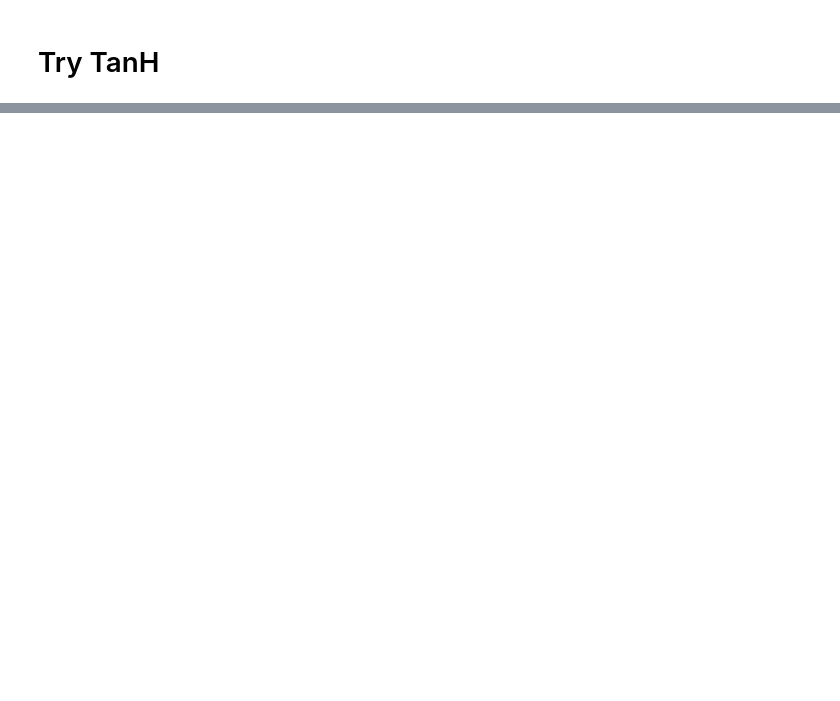
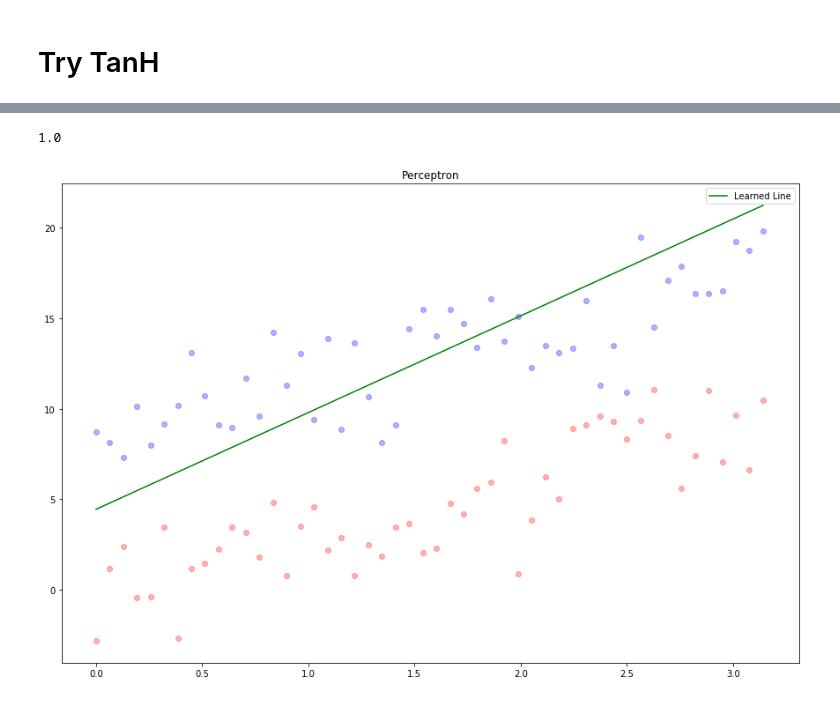
Before and after one commit to ginobaltazar7/metaverse-web3, a Jupyter notebook: Exercises/DL/Perceptron/NN - Simple Perceptron.ipynb, the cells around one changed output, grey strips where cells are left out. Saved outputs shown, nothing was run; the diff lists cells and outputs as text; code cells hidden in the pictures; blank space fills up the shorter version.

```diff
--- a/Exercises/DL/Perceptron/NN - Simple Perceptron.ipynb
+++ b/Exercises/DL/Perceptron/NN - Simple Perceptron.ipynb
@@ -25,3 +18,17 @@ def activat2(x):
+# %%
+# types of activation functions
+
+def activat1(x):
+    return np.tanh(x)         # tanh or f(x) = 1 — exp(-2x) / 1 + exp(-2x);
+
+def activat2(x):              # binary activation, a type of relu or rectified linear
+    if x >= 0:
+        return 1
+    else:
+        return -1
+
+def activat3(x):             # sigmoid -> f(x) = 1 / 1 + exp(-x)
+    return 1 / (1 + np.exp(-x))
 # %%
 #perceptron class using activate function 2
 class perceptron2(object):
@@ -215,0 +269,5 @@ plt.show()
+# %%
+dimension = X_train.shape[1]
+Blueberrytron = perceptron3(dimension)
+Blueberrytron.train(X_train, y_train)
+Blueberrytron.predict(X_test, y_test)
@@ -215,0 +292,17 @@ plt.show()
+# %%
+np.exp(.08310169374426e-268)
+# %% [output]
+1.0
+# %%
+plt.figure(figsize=(15,10))
+for i in range(Npoints):
+    plt.scatter(redPts[i,0],redPts[i,1],alpha = 0.3,c='r')
+    plt.scatter(bluePts[i,0],bluePts[i,1],alpha = 0.3,c='b')
+weights = Blueberrytron.w
+plt.plot(xcomp, -(weights[1]*xcomp + weights[0])/weights[2] , 'g-',label='Learned Line')
+plt.savefig('Blueberrytron.png')
+plt.title('Perceptron')
+plt.legend()
+plt.show()
+# %% [output]
+[figure, added]
```
Also changed, not shown: parts of 12 cells of this notebook, 2 other files.
